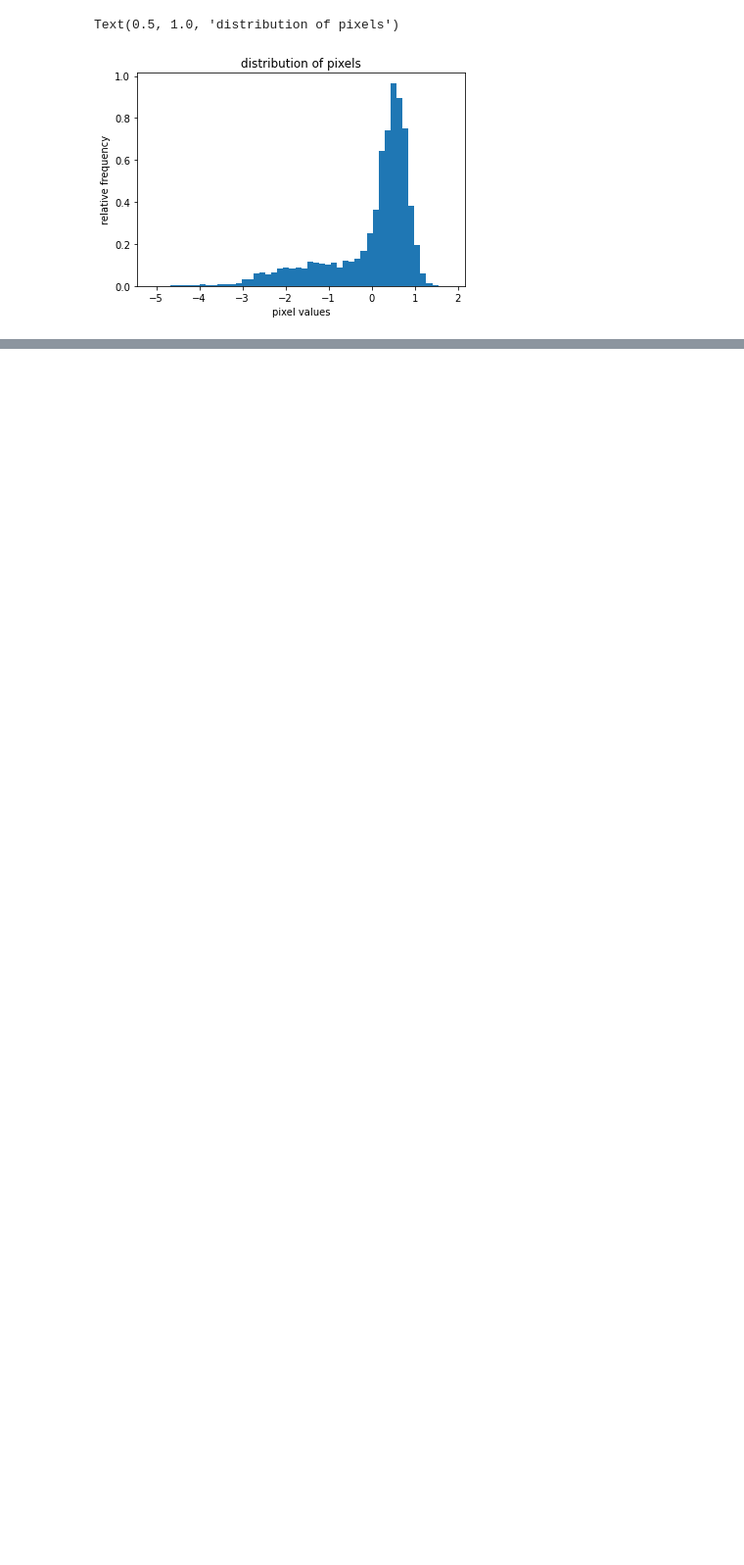
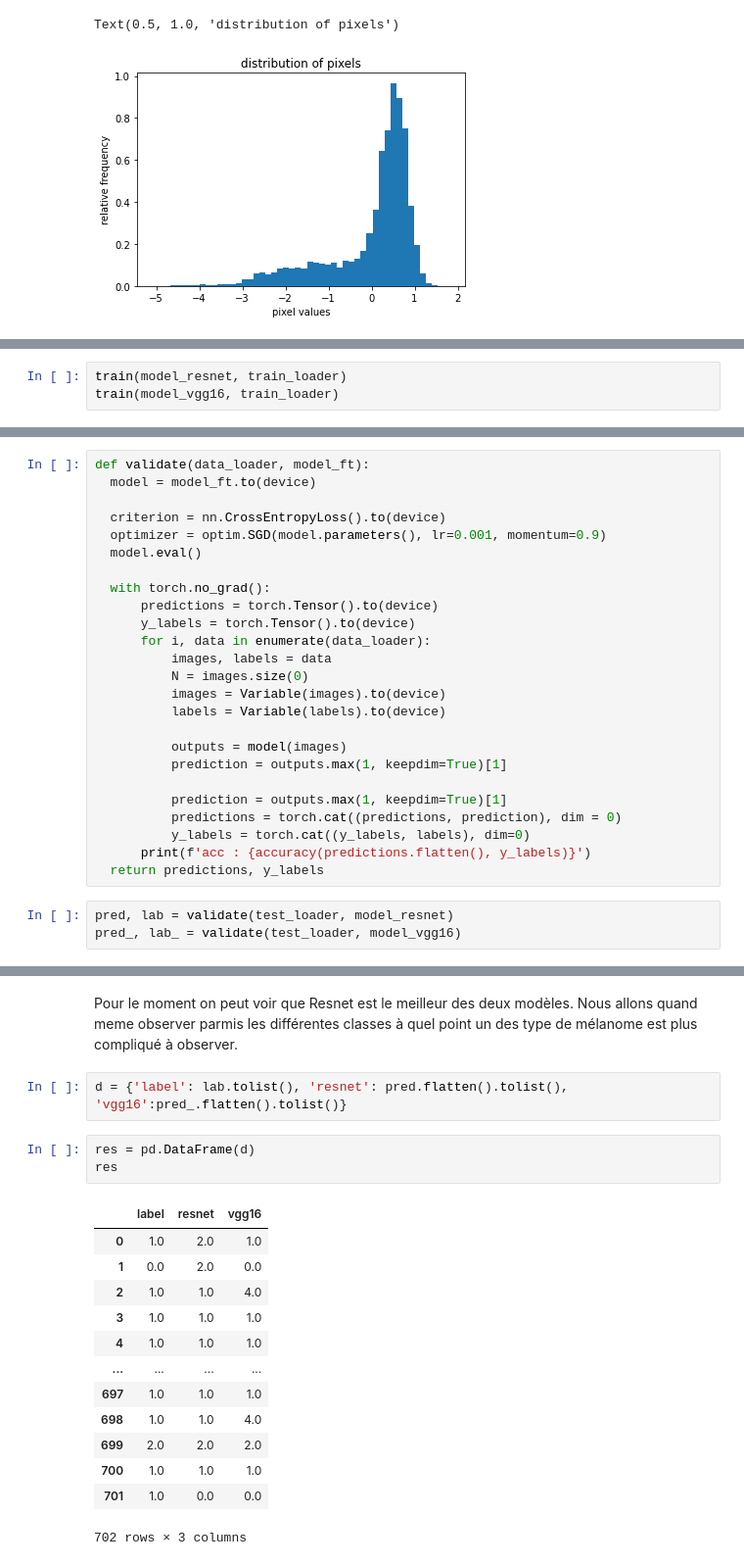
Before and after one commit to OrpheeLonie/MLBIO, a Jupyter notebook: describe_data.ipynb, the cells around one changed output, grey strips where cells are left out. Shown at 98% size. Drawn from its saved outputs; the diff is of its cells as text; blank space fills up the shorter version.

```diff
--- a/describe_data.ipynb
+++ b/describe_data.ipynb
@@ -404,0 +407,3 @@ TypeError: __init__() missing 1 required positional argument: 'loader'
+# %%
+train(model_resnet, train_loader)
+train(model_vgg16, train_loader)
@@ -404,0 +428,28 @@ TypeError: __init__() missing 1 required positional argument: 'loader'
+# %%
+def validate(data_loader, model_ft):
+  model = model_ft.to(device)
+
+  criterion = nn.CrossEntropyLoss().to(device)
+  optimizer = optim.SGD(model.parameters(), lr=0.001, momentum=0.9)
+  model.eval()
+
+  with torch.no_grad():
+      predictions = torch.Tensor().to(device)
+      y_labels = torch.Tensor().to(device)
+      for i, data in enumerate(data_loader):
+          images, labels = data
+          N = images.size(0)
+          images = Variable(images).to(device)
+          labels = Variable(labels).to(device)
+
+          outputs = model(images)
+          prediction = outputs.max(1, keepdim=True)[1]
+
+          prediction = outputs.max(1, keepdim=True)[1]
+          predictions = torch.cat((predictions, prediction), dim = 0)
+          y_labels = torch.cat((y_labels, labels), dim=0)
+      print(f'acc : {accuracy(predictions.flatten(), y_labels)}')
+  return predictions, y_labels
+# %%
+pred, lab = validate(test_loader, model_resnet)
+pred_, lab_ = validate(test_loader, model_vgg16)
@@ -406,0 +461,21 @@ TypeError: __init__() missing 1 required positional argument: 'loader'
+# %% [markdown]
+Pour le moment on peut voir que Resnet est le meilleur des deux modèles. Nous allons quand meme observer parmis les différentes classes à quel point un des type de mélanome est plus compliqué à observer.
+# %%
+d = {'label': lab.tolist(), 'resnet': pred.flatten().tolist(), 'vgg16':pred_.flatten().tolist()}
+# %%
+res = pd.DataFrame(d)
+res
+# %% [output]
+|  | label | resnet | vgg16 |
+| 0 | 1.0 | 2.0 | 1.0 |
+| 1 | 0.0 | 2.0 | 0.0 |
+| 2 | 1.0 | 1.0 | 4.0 |
+| 3 | 1.0 | 1.0 | 1.0 |
+| 4 | 1.0 | 1.0 | 1.0 |
+| ... | ... | ... | ... |
+| 697 | 1.0 | 1.0 | 1.0 |
+| 698 | 1.0 | 1.0 | 4.0 |
+| 699 | 2.0 | 2.0 | 2.0 |
+| 700 | 1.0 | 1.0 | 1.0 |
+| 701 | 1.0 | 0.0 | 0.0 |
+702 rows × 3 columns
```
Also changed, not shown: parts of 45 cells of this notebook.
